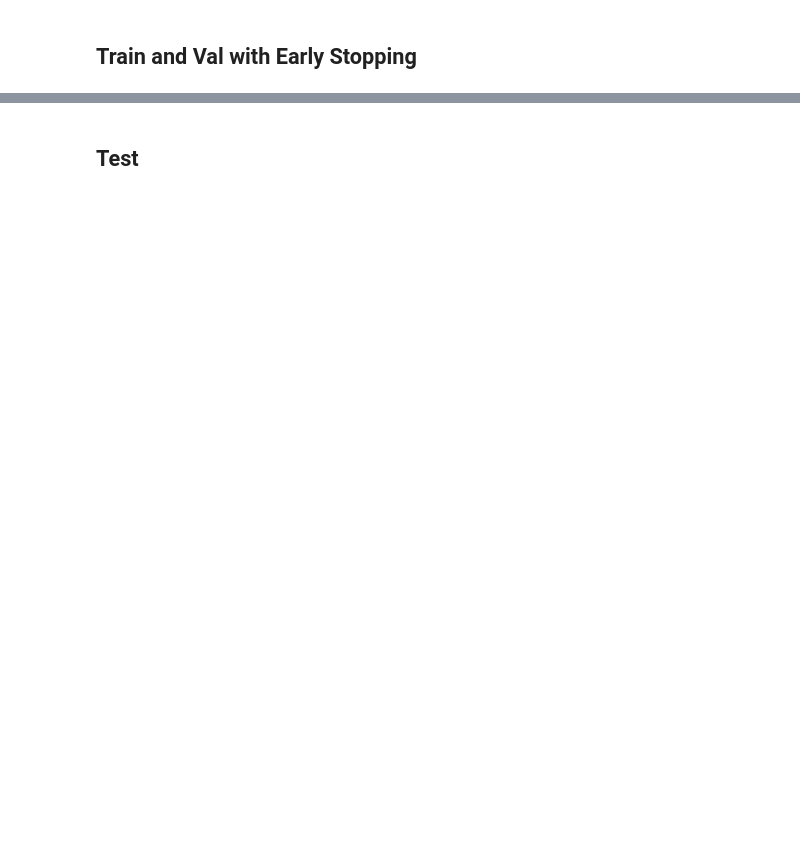
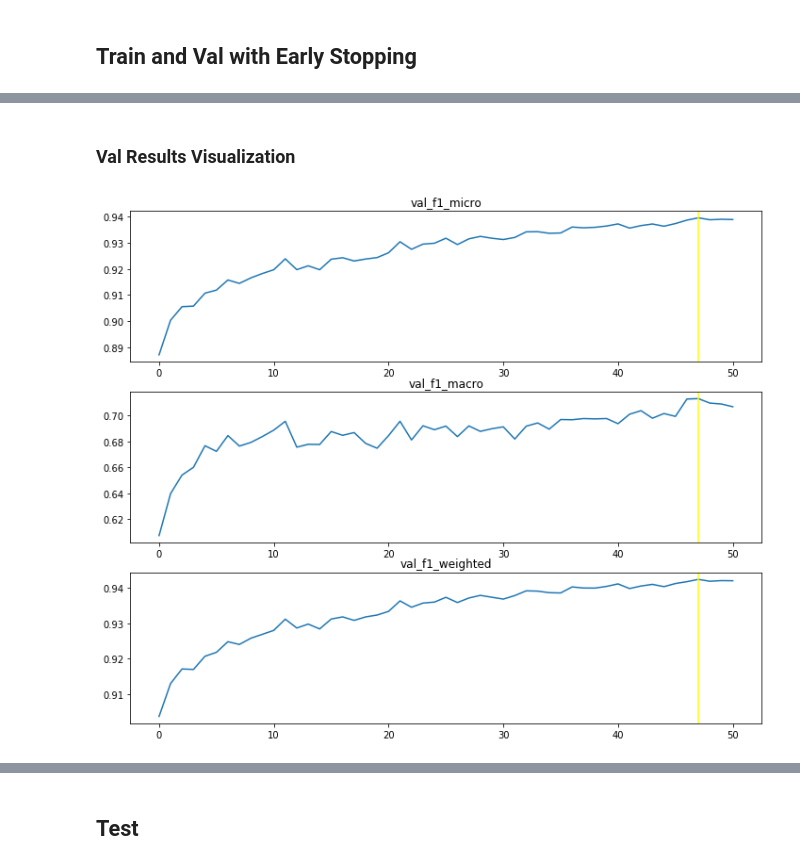
Before and after one commit to shunsukefuruyama/punctuation, a Jupyter notebook: punctuation.ipynb, the cells around one changed output, grey strips where cells are left out. Saved outputs shown, nothing was run; the diff lists cells and outputs as text; code cells hidden in the pictures; blank space fills up the shorter version.

```diff
--- a/punctuation.ipynb
+++ b/punctuation.ipynb
@@ -494,0 +437,42 @@ ax4.set_title('f1: comma');
+# %% [markdown]
+### Val Results Visualization
+# %%
+import pickle
+import matplotlib.pyplot as plt
+
+folder = "./val_results_05040256"
+
+file = open(folder + '/val_f1_list.txt', 'rb')
+val_f1 = pickle.load(file)
+file.close()
+
+file = open(folder + '/val_f1_micro_list.txt', 'rb')
+val_f1_micro = pickle.load(file)
+file.close()
+
+file = open(folder + '/val_f1_macro_list.txt', 'rb')
+val_f1_macro = pickle.load(file)
+file.close()
+
+file = open(folder + '/val_f1_weighted_list.txt', 'rb')
+val_f1_weighted = pickle.load(file)
+file.close()
+# %%
+fig = plt.figure(figsize=(12, 10))
+ax1 = fig.add_subplot(311)
+ax2 = fig.add_subplot(312)
+ax3 = fig.add_subplot(313)
+
+ax1.plot(range(len(val_f1_micro)), val_f1_micro)
+ax2.plot(range(len(val_f1_macro)), val_f1_macro)
+ax3.plot(range(len(val_f1_weighted)), val_f1_weighted)
+
+ax1.axvline(47, color="yellow")
+ax2.axvline(47, color="yellow")
+ax3.axvline(47, color="yellow")
+
+ax1.set_title('val_f1_micro')
+ax2.set_title('val_f1_macro')
+ax3.set_title('val_f1_weighted');
+# %% [output]
+[figure, added]
```
Also changed, not shown: parts of 11 cells of this notebook.
